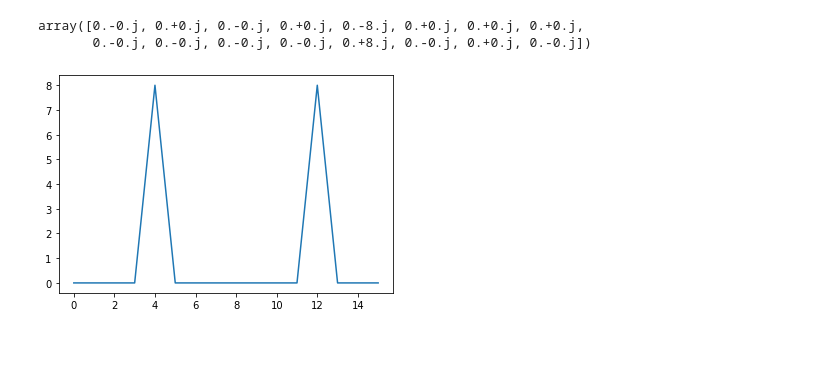
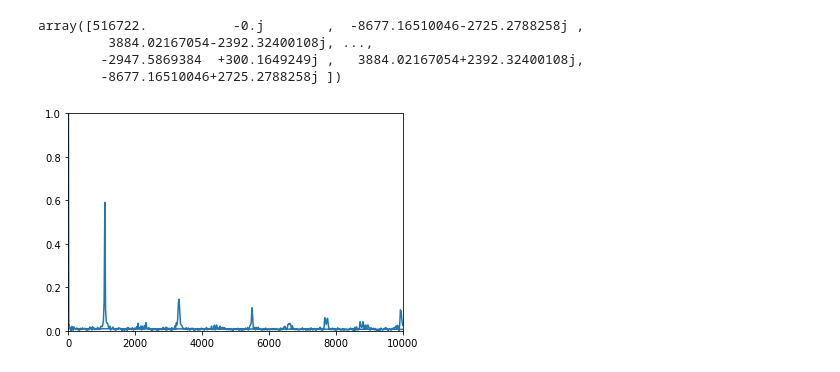
Before and after one commit to RobinTheSprite/fft-voronoi, a Jupyter notebook: fft-voronoi.ipynb, the cells around one changed output. Drawn from its saved outputs; the diff is of its cells as text; code cells hidden in the pictures; blank space fills up the shorter version.

Commit message:
Implement simple one-frame spectrum analyzer

```diff
--- a/fft-voronoi.ipynb
+++ b/fft-voronoi.ipynb
@@ -4,21 +4,19 @@ import struct
 import numpy
 import matplotlib.pyplot as plt
 
-CHUNK = 1024 * 4 #Samples per frame
+CHUNK = 1024 * 2 #Samples per frame
 FORMAT = pyaudio.paInt16
 CHANNELS = 1
 RATE = 44100
 # %%
 p = pyaudio.PyAudio()
-# stream = p.open(
-#     format = FORMAT,
-#     channels = CHANNELS,
-#     rate=RATE,
-#     input=True,
-#     output=True,
-#     frames_per_buffer=CHUNK
-# )
+stream = p.open(
+    format = FORMAT,
+    channels = CHANNELS,
+    rate=RATE,
+    input=True,
+    output=True,
+    frames_per_buffer=CHUNK
+)
 
-# data = stream.read(CHUNK)
-# data_int = struct.unpack(str(2 * CHUNK) + 'B', data)
-# data_int
+data = struct.unpack(str(2 * CHUNK) + 'B', stream.read(CHUNK))
@@ -38,15 +23,19 @@ plt.show()
 # %%
 from scipy import fftpack
-transformed = fftpack.fft(func)
-transformed
+transformed = fftpack.fft(data)
 # %% [output]
-array([0.-0.j, 0.+0.j, 0.-0.j, 0.+0.j, 0.-8.j, 0.+0.j, 0.+0.j, 0.+0.j,
-       0.-0.j, 0.-0.j, 0.-0.j, 0.-0.j, 0.+8.j, 0.-0.j, 0.+0.j, 0.-0.j])
+array([516722.           -0.j        ,  -8677.16510046-2725.2788258j ,
+         3884.02167054-2392.32400108j, ...,
+        -2947.5869384  +300.1649249j ,   3884.02167054+2392.32400108j,
+        -8677.16510046+2725.2788258j ])
-# %%
-import matplotlib.pyplot as plt
-
-plt.plot(abs(transformed))
-
-plt.show()
-# %% [output]
-[figure, removed]
+# %%
+import matplotlib.pyplot as plt
+
+y = abs(transformed[0:CHUNK]) * 2 / (256 * CHUNK)
+x = fftpack.fftfreq(CHUNK, 1/RATE)
+plt.plot(x, y)
+plt.xlim(0, 10000)
+plt.ylim(0,1)
+plt.show()
+# %% [output]
+[figure, added]
```
Also changed, not shown: parts of 1 cell of this notebook.
